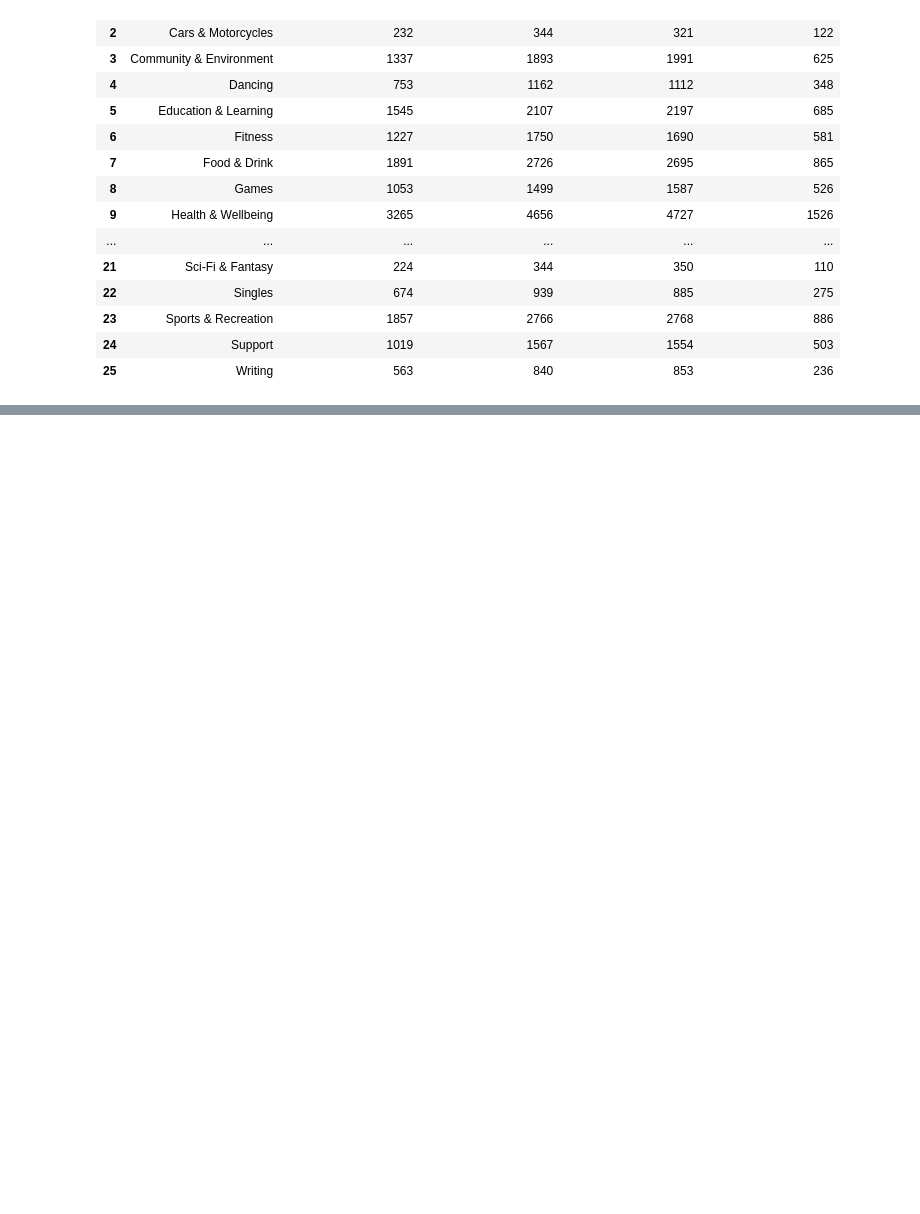
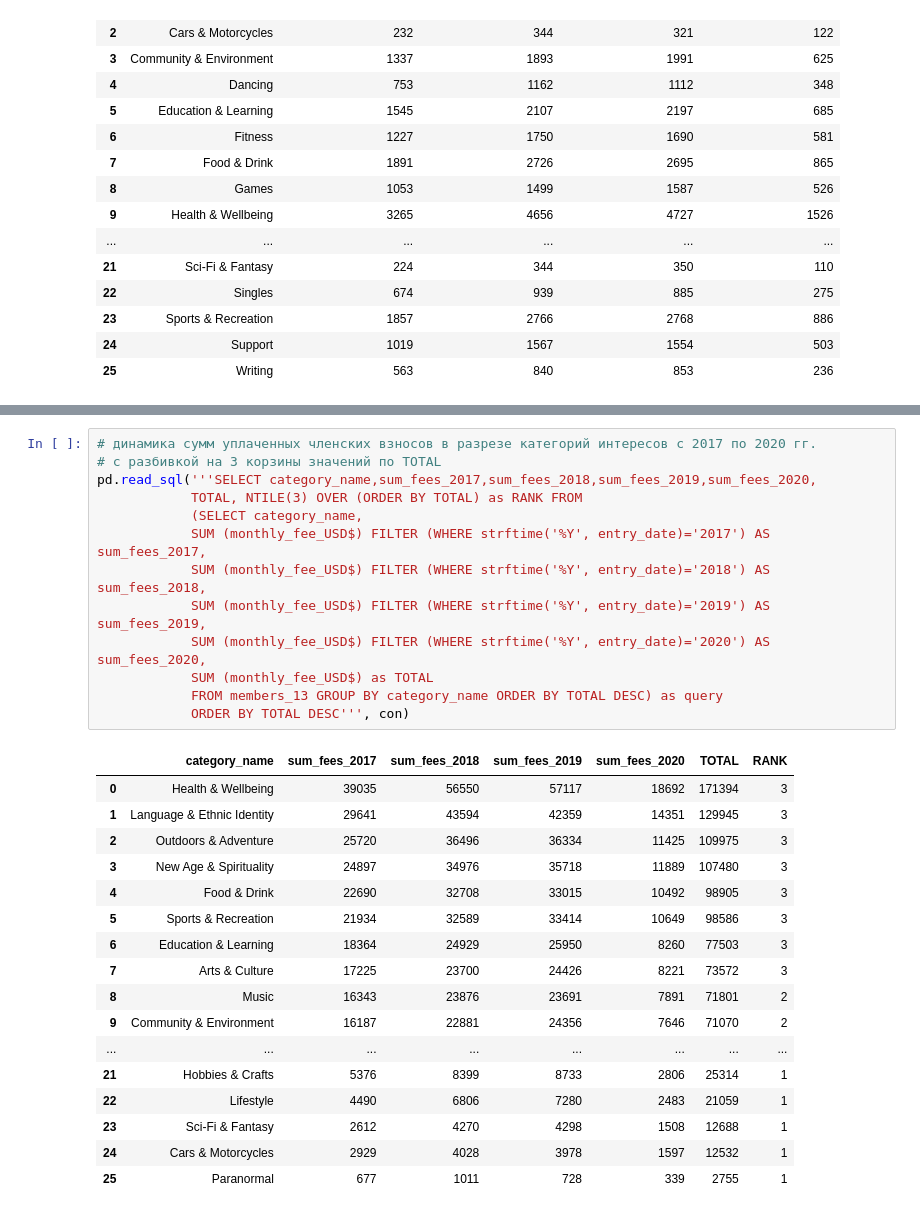
Before and after one commit to azhest/azhest_final_project_ItStep, a Jupyter notebook: Exploratory Data Analysis (EDA). Third stage - data analys in SQLite surround.ipynb, the cells around one changed output, grey strips where cells are left out. Saved outputs shown, nothing was run; the diff lists cells and outputs as text; blank space fills up the shorter version.

Commit message:
Add new notebook with ABC-XYZ data analys on members_13 dataframe

```diff
--- a/Exploratory Data Analysis (EDA). Third stage - data analys in SQLite surround.ipynb
+++ b/Exploratory Data Analysis (EDA). Third stage - data analys in SQLite surround.ipynb
@@ -83,0 +146,31 @@ pd.read_sql('''SELECT category_name,
+# %%
+# динамика сумм уплаченных членских взносов в разрезе категорий интересов с 2017 по 2020 гг.
+# с разбивкой на 3 корзины значений по TOTAL
+pd.read_sql('''SELECT category_name,sum_fees_2017,sum_fees_2018,sum_fees_2019,sum_fees_2020,
+            TOTAL, NTILE(3) OVER (ORDER BY TOTAL) as RANK FROM
+            (SELECT category_name,
+            SUM (monthly_fee_USD$) FILTER (WHERE strftime('%Y', entry_date)='2017') AS sum_fees_2017,
+            SUM (monthly_fee_USD$) FILTER (WHERE strftime('%Y', entry_date)='2018') AS sum_fees_2018,
+            SUM (monthly_fee_USD$) FILTER (WHERE strftime('%Y', entry_date)='2019') AS sum_fees_2019,
+            SUM (monthly_fee_USD$) FILTER (WHERE strftime('%Y', entry_date)='2020') AS sum_fees_2020,
+            SUM (monthly_fee_USD$) as TOTAL
+            FROM members_13 GROUP BY category_name ORDER BY TOTAL DESC) as query
+            ORDER BY TOTAL DESC''', con)
+# %% [output]
+|  | category_name | sum_fees_2017 | sum_fees_2018 | sum_fees_2019 | sum_fees_2020 | TOTAL | RANK |
+| 0 | Health & Wellbeing | 39035 | 56550 | 57117 | 18692 | 171394 | 3 |
+| 1 | Language & Ethnic Identity | 29641 | 43594 | 42359 | 14351 | 129945 | 3 |
+| 2 | Outdoors & Adventure | 25720 | 36496 | 36334 | 11425 | 109975 | 3 |
+| 3 | New Age & Spirituality | 24897 | 34976 | 35718 | 11889 | 107480 | 3 |
+| 4 | Food & Drink | 22690 | 32708 | 33015 | 10492 | 98905 | 3 |
+| 5 | Sports & Recreation | 21934 | 32589 | 33414 | 10649 | 98586 | 3 |
+| 6 | Education & Learning | 18364 | 24929 | 25950 | 8260 | 77503 | 3 |
+| 7 | Arts & Culture | 17225 | 23700 | 24426 | 8221 | 73572 | 3 |
+| 8 | Music | 16343 | 23876 | 23691 | 7891 | 71801 | 2 |
+| 9 | Community & Environment | 16187 | 22881 | 24356 | 7646 | 71070 | 2 |
+| ... | ... | ... | ... | ... | ... | ... | ... |
+| 21 | Hobbies & Crafts | 5376 | 8399 | 8733 | 2806 | 25314 | 1 |
+| 22 | Lifestyle | 4490 | 6806 | 7280 | 2483 | 21059 | 1 |
+| 23 | Sci-Fi & Fantasy | 2612 | 4270 | 4298 | 1508 | 12688 | 1 |
+| 24 | Cars & Motorcycles | 2929 | 4028 | 3978 | 1597 | 12532 | 1 |
+| 25 | Paranormal | 677 | 1011 | 728 | 339 | 2755 | 1 |
```
Also changed, not shown: parts of 3 cells of this notebook.
